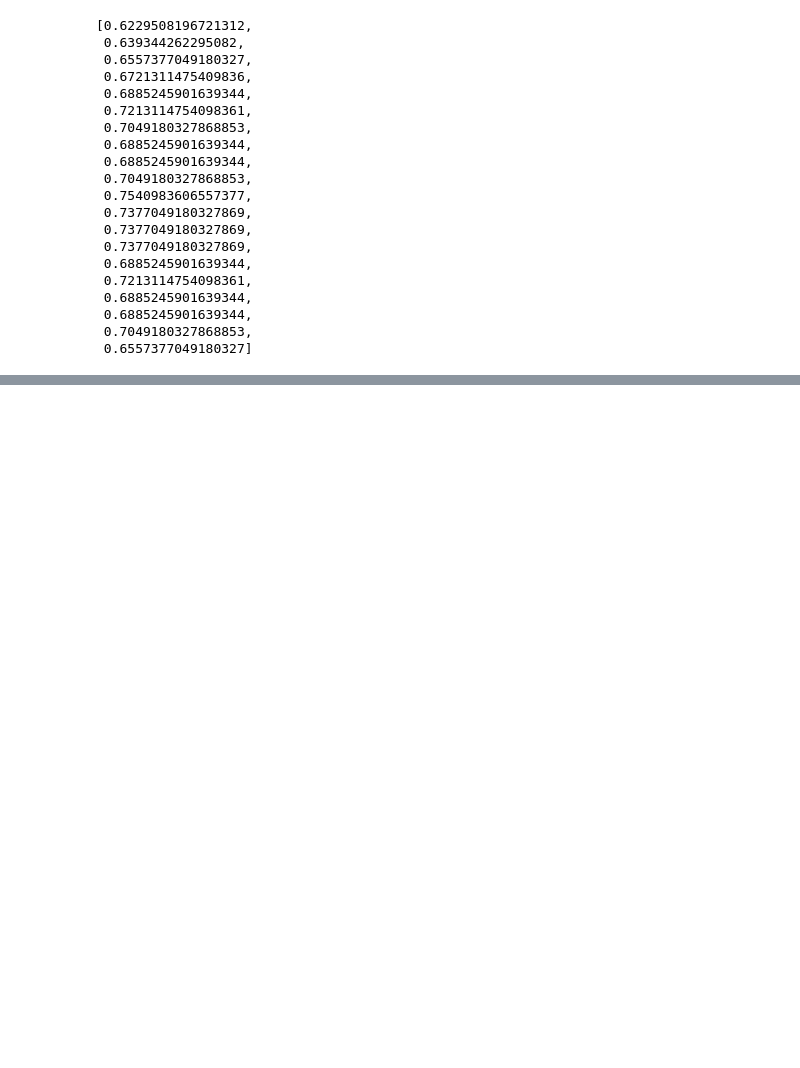
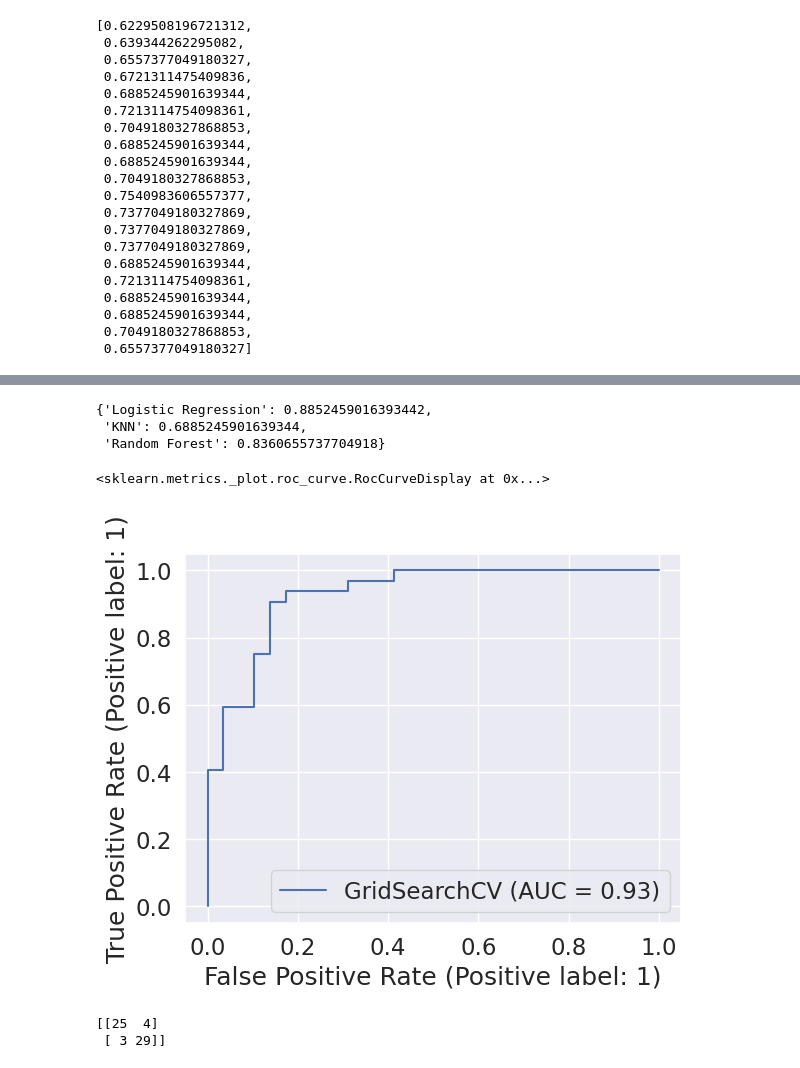
Before and after one commit to Bianchi446/machineLearning-Python, a Jupyter notebook: sample-project/Section-3-Structured-data-projects/Untitled.ipynb, the cells around one changed output, grey strips where cells are left out. Cells and saved outputs as stored; diff of their text form; code cells hidden in the pictures; blank space fills up the shorter version.

```diff
--- a/sample-project/Section-3-Structured-data-projects/Untitled.ipynb
+++ b/sample-project/Section-3-Structured-data-projects/Untitled.ipynb
@@ -602,0 +595,6 @@ Now we got hyperparameter tunning for RandomizedSearchCV
+# %%
+# Create a hyperparameter grid for randomClassifier
+
+rf_grid = {"n_estimators": np.arange(10,1000, 50),
+           "max_depth" : [None, 3, 5 ,9],
+           "min_samples_leaf" : np.arange(1, 20 ,3)}
@@ -602,0 +603,8 @@ Now we got hyperparameter tunning for RandomizedSearchCV
+# %%
+np.random.seed(42)
+
+rs_log_reg = RandomizedSearchCV(LogisticRegression(), param_distributions=log_reg_grid, cv=5,
+                                n_iter=20,
+                               verbose=True)
+
+rs_log_reg.fit(X_train, y_train)
@@ -602,0 +631,10 @@ Now we got hyperparameter tunning for RandomizedSearchCV
+# %%
+np.random.seed(42)
+
+rs_rf = RandomizedSearchCV(RandomForestClassifier(),
+                          param_distributions=rf_grid,
+                          cv=5,
+                          n_iter=10,
+                          verbose=True)
+
+rs_rf.fit(X_train,y_train)
@@ -602,0 +659,10 @@ Now we got hyperparameter tunning for RandomizedSearchCV
+# %%
+log_reg_grid = {"C" : np.logspace(-4, 4, 40),
+               "solver" : ["liblinear"]}
+
+gs_log_reg = GridSearchCV(LogisticRegression(),
+                          param_grid=log_reg_grid,
+                          cv=5,
+                          verbose=True)
+
+gs_log_reg.fit(X_train, y_train)
@@ -602,0 +684,6 @@ Now we got hyperparameter tunning for RandomizedSearchCV
+# %%
+model_scores
+# %% [output]
+{'Logistic Regression': 0.8852459016393442,
+ 'KNN': 0.6885245901639344,
+ 'Random Forest': 0.8360655737704918}
@@ -602,0 +692,10 @@ Now we got hyperparameter tunning for RandomizedSearchCV
+# %%
+plot_roc_curve(gs_log_reg, X_test, y_test )
+# %% [output]
+<sklearn.metrics._plot.roc_curve.RocCurveDisplay at 0x...>
+[figure, added]
+# %%
+print(confusion_matrix(y_test, y_preds))
+# %% [output]
+[[25  4]
+ [ 3 29]]
```
Also changed, not shown: parts of 37 cells of this notebook, 2 other files.
